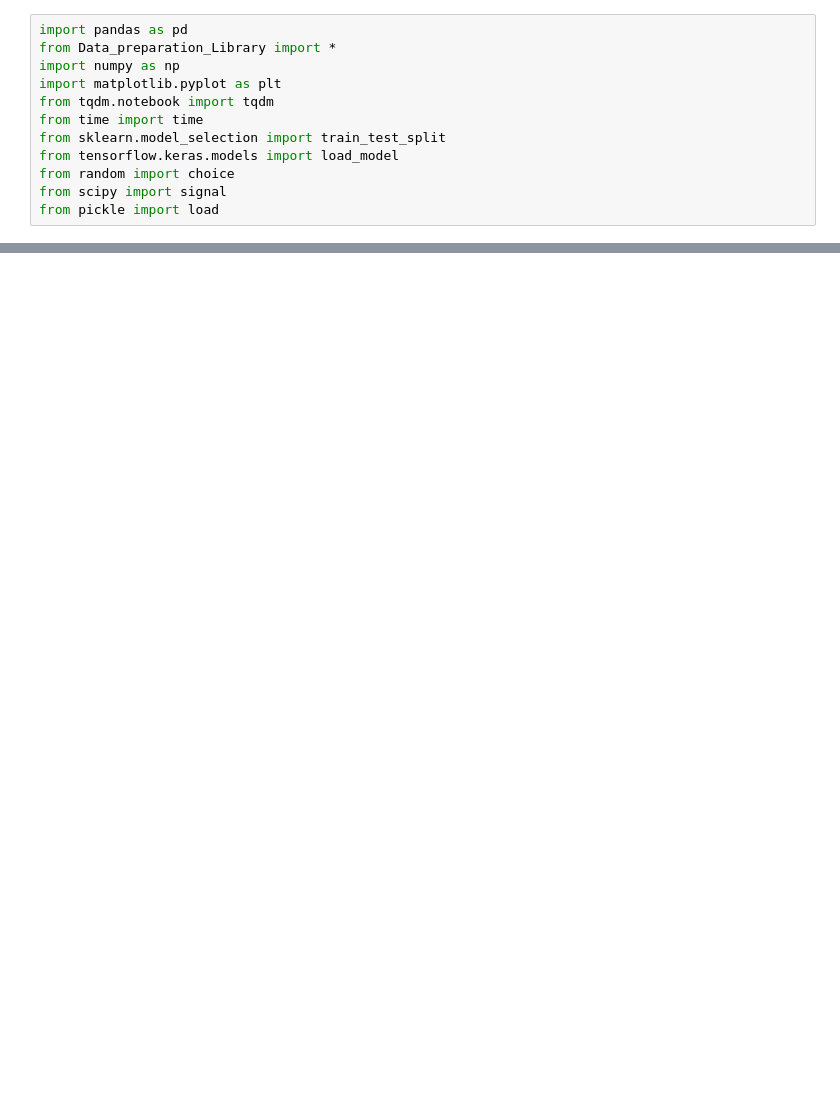
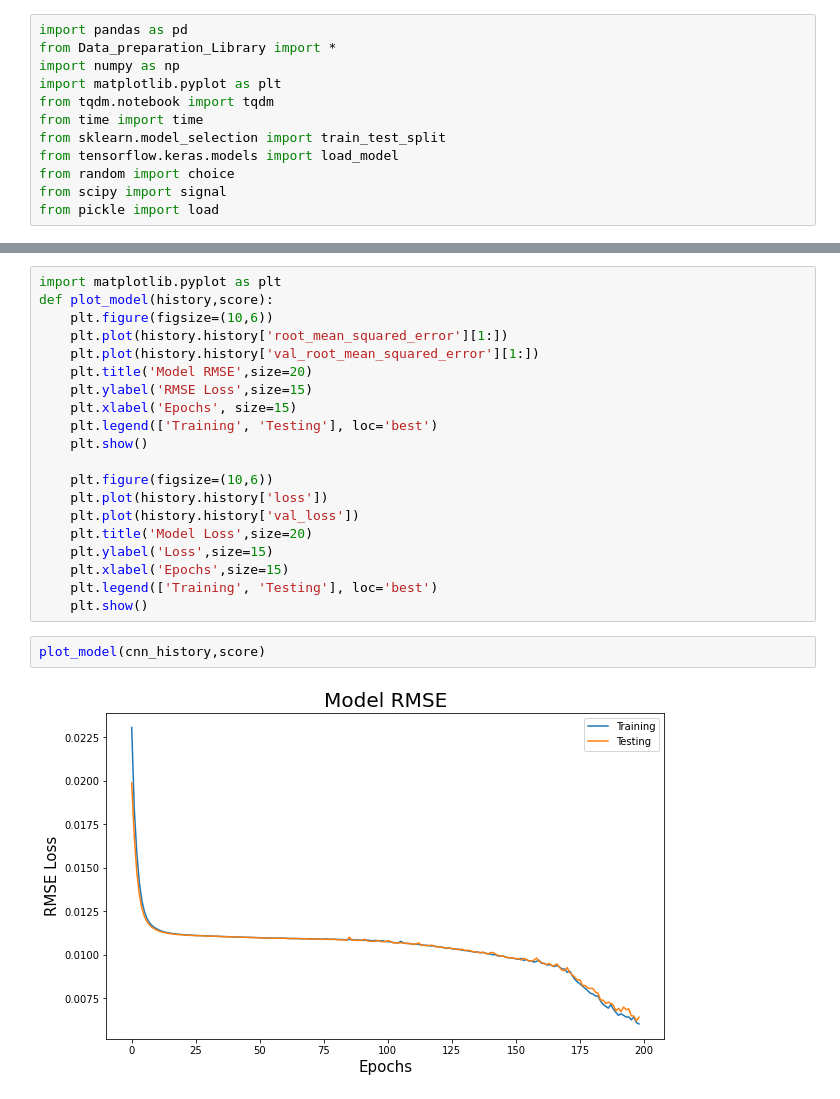
Before and after one commit to fazildgr8/wrist_control_CNN_AWEAR, a Jupyter notebook: Wrist_Angles_regression.ipynb, the cells around one changed output, grey strips where cells are left out. Cells and saved outputs as stored; diff of their text form; blank space fills up the shorter version.

```diff
--- a/Wrist_Angles_regression.ipynb
+++ b/Wrist_Angles_regression.ipynb
@@ -49,0 +183,24 @@ def prep_data_angles(df,window,angle_label,interval=0,Normalize=False,rms=False,
+# %%
+import matplotlib.pyplot as plt
+def plot_model(history,score):
+    plt.figure(figsize=(10,6))
+    plt.plot(history.history['root_mean_squared_error'][1:])
+    plt.plot(history.history['val_root_mean_squared_error'][1:])
+    plt.title('Model RMSE',size=20)
+    plt.ylabel('RMSE Loss',size=15)
+    plt.xlabel('Epochs', size=15)
+    plt.legend(['Training', 'Testing'], loc='best')
+    plt.show()
+
+    plt.figure(figsize=(10,6))
+    plt.plot(history.history['loss'])
+    plt.plot(history.history['val_loss'])
+    plt.title('Model Loss',size=20)
+    plt.ylabel('Loss',size=15)
+    plt.xlabel('Epochs',size=15)
+    plt.legend(['Training', 'Testing'], loc='best')
+    plt.show()
+# %%
+plot_model(cnn_history,score)
+# %% [output]
+[figure, added]
```
Also changed, not shown: parts of 23 cells of this notebook, 4 other files.
